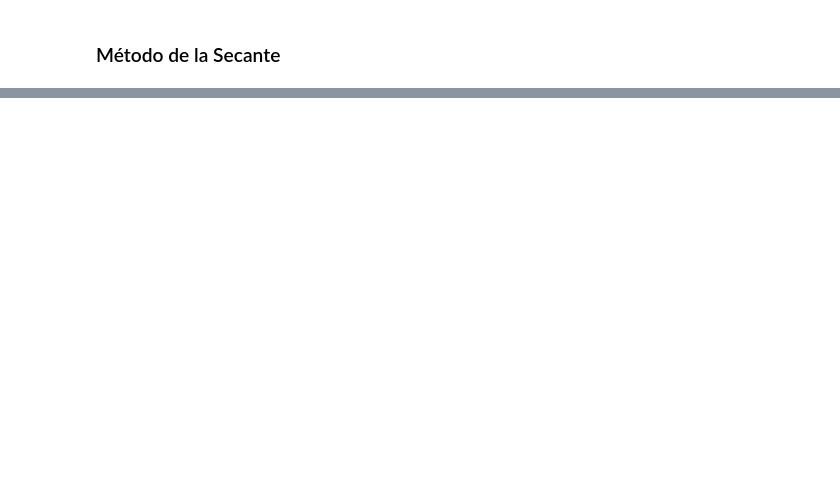
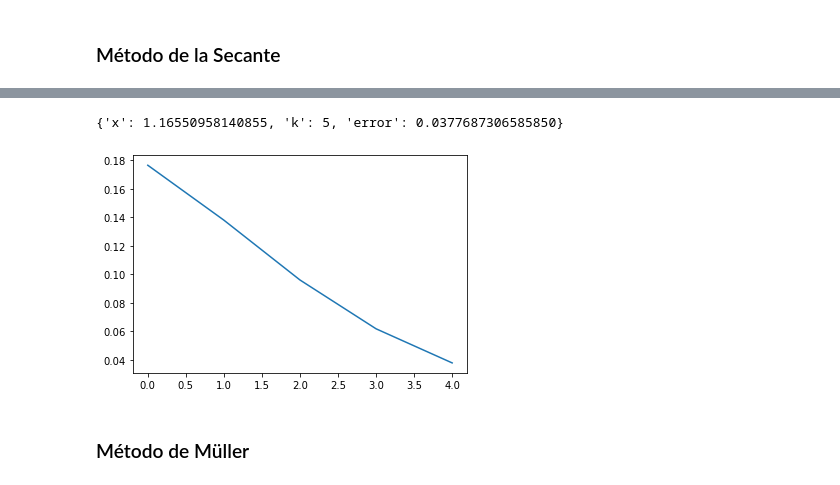
Before and after one commit to randyma01/CE3102-ANPI, a Jupyter notebook: python/ecuaciones_no_lineales/cuaderno/cuaderno_metodos_python.ipynb, the cells around one changed output, grey strips where cells are left out. Saved outputs shown, nothing was run; the diff lists cells and outputs as text; code cells hidden in the pictures; blank space fills up the shorter version.

```diff
--- a/python/ecuaciones_no_lineales/cuaderno/cuaderno_metodos_python.ipynb
+++ b/python/ecuaciones_no_lineales/cuaderno/cuaderno_metodos_python.ipynb
@@ -126,0 +177,31 @@ secante('exp(-(x**2))-x',0,1,10**-8,3)
+# %%
+def punto_fijo(p, xo, a, b, tol, iterMax):
+    x = Symbol('x')
+    f1 = sympify(p)
+    error = tol + 1
+    k = 0
+    it = []
+    e = []
+    while (tol < error and k < iterMax):
+        xk = f1.evalf(subs={x: xo})
+        error = abs((f1.evalf(subs={x: xk})) - xk)
+        e.append(error)
+        it.append(k)
+        xo = xk
+        k += 1
+    matplotlib.pyplot.plot(it, e)
+    ans = {
+        "x": xk,
+        "k": k,
+        "error": e[-1]
+    }
+    return ans
+
+# punto_fijo('log(2*x+1)',0.5,1,2,10^-8,5)
+# %%
+punto_fijo('log(2*x+1)',0.5,1,2,10^-8,5)
+# %% [output]
+{'x': 1.16550958140855, 'k': 5, 'error': 0.0377687306585850}
+[figure, added]
+# %% [markdown]
+### Método de Müller
```
Also changed, not shown: parts of 14 cells of this notebook, 16 other files.
